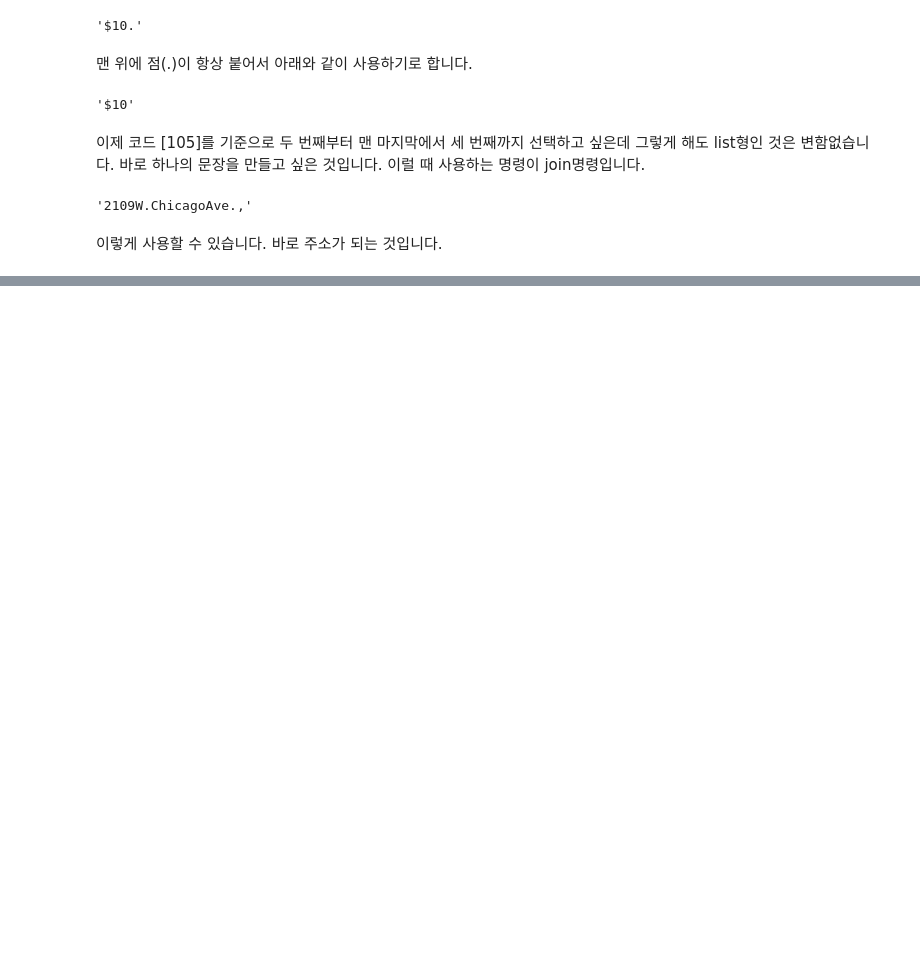
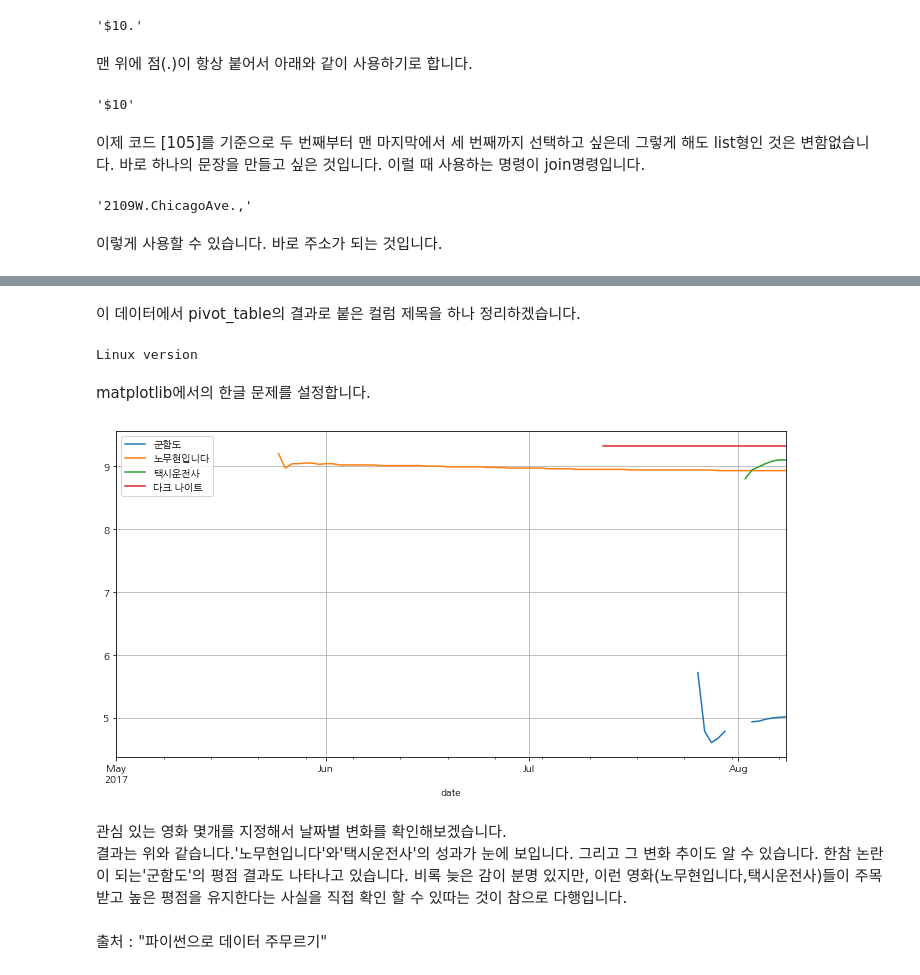
Before and after one commit to choiuikang/data_python, a Jupyter notebook: chapter-3.ipynb, the cells around one changed output, grey strips where cells are left out. Cells and saved outputs as stored; diff of their text form; code cells hidden in the pictures; blank space fills up the shorter version.

```diff
--- a/chapter-3.ipynb
+++ b/chapter-3.ipynb
@@ -682,0 +851,4 @@ HTTPError: HTTP Error 403: Forbidden
+# %%
+movie_pivot = pd.pivot_table(movie, index=["date"], columns=['name'], values=['point'])
+
+movie_pivot.head()
@@ -682,0 +867,2 @@ HTTPError: HTTP Error 403: Forbidden
+# %%
+movie_pivot.columns = movie_pivot.columns.droplevel()
@@ -682,0 +880,39 @@ HTTPError: HTTP Error 403: Forbidden
+# %% [markdown]
+이 데이터에서 pivot_table의 결과로 붙은 컬럼 제목을 하나 정리하겠습니다.
+# %%
+import platform
+
+from matplotlib import font_manager, rc
+plt.rcParams['axes.unicode_minus'] = False
+
+if platform.system() == 'Darwin':
+    rc('font', family='AppleGothic')
+    print('Mac version')
+elif platform.system() == 'Windows':
+    path = "c:/Windows/Fonts/malgun.ttf"
+    font_name = font_manager.FontProperties(fname=path).get_name()
+    rc('font', family=font_name)
+    print('Windows version')
+elif platform.system() == 'Linux':
+    path = "/usr/share/fonts/NanumFont/NanumGothicBold.ttf"
+    font_name = font_manager.FontProperties(fname=path).get_name()
+    plt.rc('font', family=font_name)
+    print('Linux version')
+else:
+    print('Unknown system... sorry~~~~')
+# %% [output]
+Linux version
+# %% [markdown]
+matplotlib에서의 한글 문제를 설정합니다.
+# %%
+movie_pivot.plot(y=['군함도', '노무현입니다','택시운전사','다크 나이트'], figsize=(12,6))
+plt.legend(loc='best')
+plt.grid()
+plt.show()
+# %% [output]
+[figure, added]
+# %% [markdown]
+관심 있는 영화 몇개를 지정해서 날짜별 변화를 확인해보겠습니다.<br>
+결과는 위와 같습니다.'노무현입니다'와'택시운전사'의 성과가 눈에 보입니다. 그리고 그 변화 추이도 알 수 있습니다. 한참 논란이 되는'군함도'의 평점 결과도 나타나고 있습니다. 비록 늦은 감이 분명 있지만, 이런 영화(노무현입니다,택시운전사)들이 주목받고 높은 평점을 유지한다는 사실을 직접 확인 할 수 있따는 것이 참으로 다행입니다.
+# %% [markdown]
+출처 : "파이썬으로 데이터 주무르기"
```
Also changed, not shown: parts of 28 cells of this notebook.
